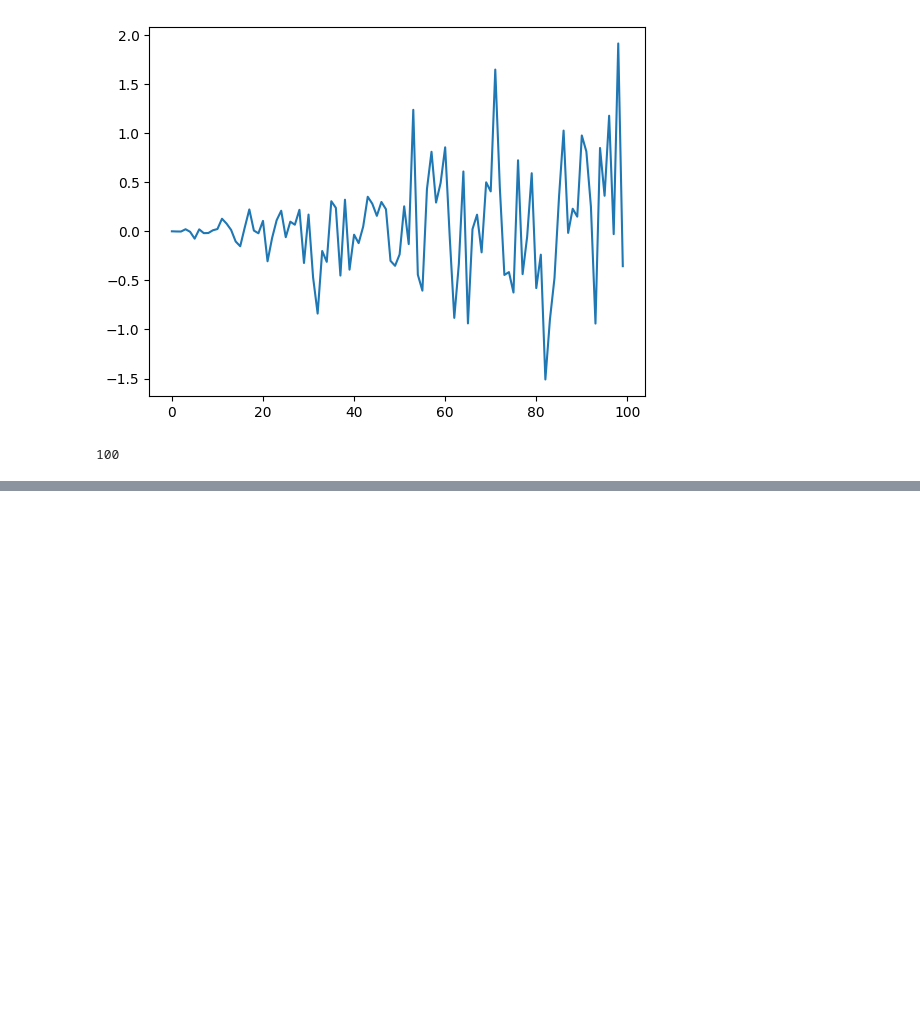
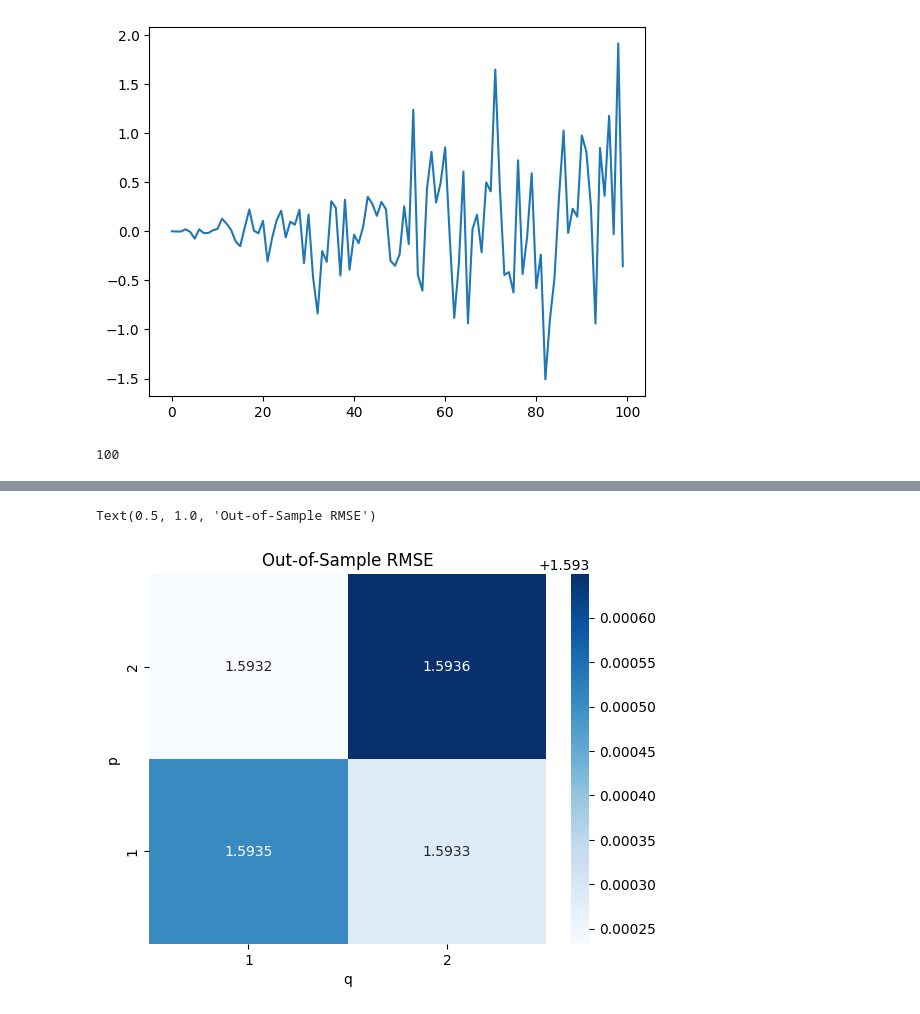
Before and after one commit to shankrith/time-series, a Jupyter notebook: learning/arch_garch_tests.ipynb, the cells around one changed output, grey strips where cells are left out. Cells and saved outputs as stored; diff of their text form; code cells hidden in the pictures; blank space fills up the shorter version.

```diff
--- a/learning/arch_garch_tests.ipynb
+++ b/learning/arch_garch_tests.ipynb
@@ -62,0 +149,23 @@ plt.show()
+# %%
+train_size = 10*252
+data = nasdaq_returns.clip(lower = nasdaq_returns.quantile(0.05),
+                           upper = nasdaq_returns.quantile(0.95))
+
+T = len(nasdaq_returns)
+results = {}
+
+for p in range(1,3):
+    for q in range(1,3):
+        print(p, q)
+        result = []
+        for s, t in enumerate(range(train_size, T - 1)):
+            print("Predicting for ",max(data[s:t].index))
+            train_set = data[s:t]
+            test_set = data[t + 1]
+            model = arch_model(train_set, p = p, q = q).fit(disp='off')
+            forecast = model.forecast(horizon = 1)
+            mu = forecast.mean.iloc[-1, 0]
+            var = forecast.variance.iloc[-1, 0]
+            result.append([(test_set - mu) ** 2, var])
+        df = pd.DataFrame(result, columns = ['y_true', 'y_pred'])
+        results[(p, q)] = np.sqrt(mean_squared_error(df.y_true, df.y_pred))
@@ -62,0 +190,10 @@ plt.show()
+# %%
+s = pd.Series(results)
+s.index.names = ['p', 'q']
+s = s.unstack().sort_index(ascending=False)
+# %%
+sns.heatmap(s, cmap='Blues', annot=True, fmt='.4f')
+plt.title('Out-of-Sample RMSE')
+# %% [output]
+Text(0.5, 1.0, 'Out-of-Sample RMSE')
+[figure, added]
```
Also changed, not shown: parts of 18 cells of this notebook.
